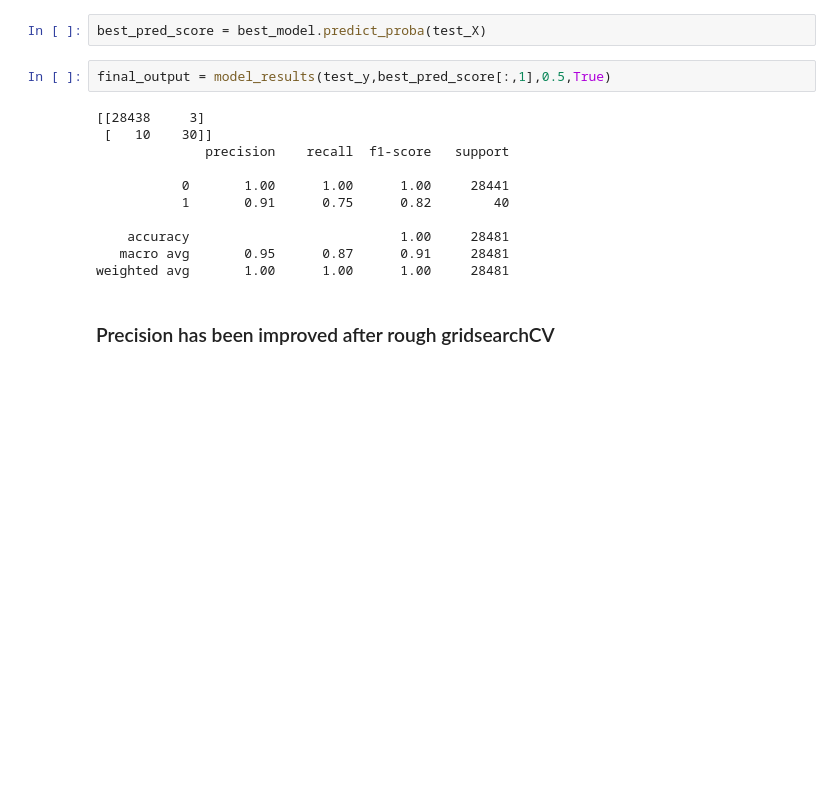
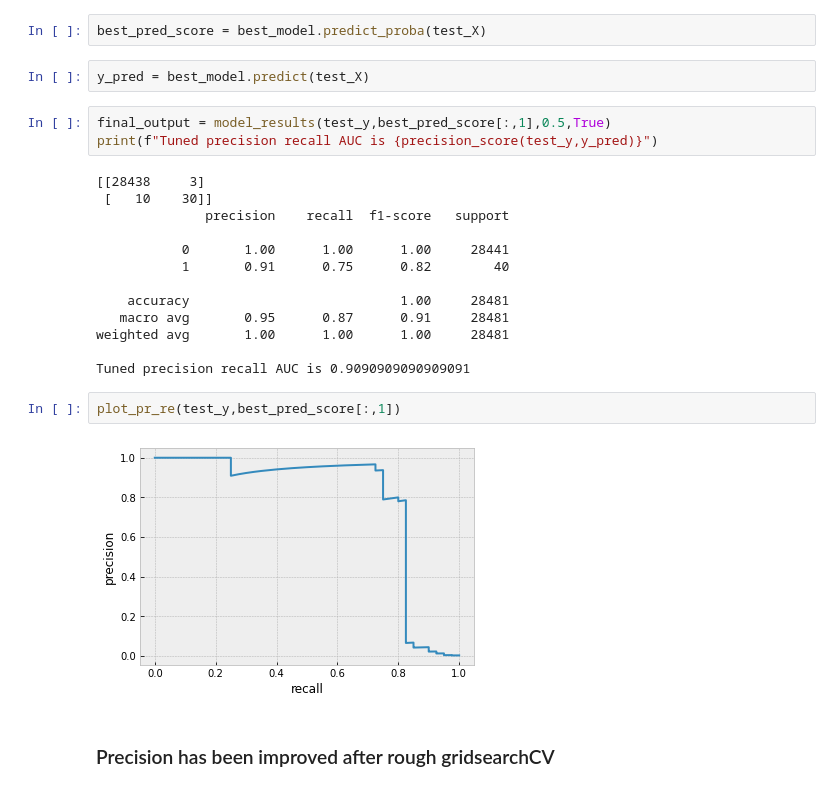
Before and after one commit to mzhou356/creditCardFraud, a Jupyter notebook: SupervisedLearning/notebooks/Xgboost_binary_classifier.ipynb, the cells around one changed output. Saved outputs shown, nothing was run; the diff lists cells and outputs as text; blank space fills up the shorter version.

```diff
--- a/SupervisedLearning/notebooks/Xgboost_binary_classifier.ipynb
+++ b/SupervisedLearning/notebooks/Xgboost_binary_classifier.ipynb
@@ -147,8 +155,11 @@ CVResultsOutput(searchCV.cv_results_,custom_metrics.keys()).sort_values("tp",asc
 best_model = XGBClassifier(n_estimators=50, eta = 0.5, max_depth=7).fit(train_X,train_y)
 # %%
 best_pred_score = best_model.predict_proba(test_X)
+# %%
+y_pred = best_model.predict(test_X)
 # %%
 final_output = model_results(test_y,best_pred_score[:,1],0.5,True)
+print(f"Tuned precision recall AUC is {precision_score(test_y,y_pred)}")
 # %% [output]
 [[28438     3]
  [   10    30]]
@@ -160,5 +171,11 @@ final_output = model_results(test_y,best_pred_score[:,1],0.5,True)
     accuracy                           1.00     28481
    macro avg       0.95      0.87      0.91     28481
 weighted avg       1.00      1.00      1.00     28481
+
+Tuned precision recall AUC is 0.9090909090909091
+# %%
+plot_pr_re(test_y,best_pred_score[:,1])
+# %% [output]
+[figure, added]
 # %% [markdown]
 ### Precision has been improved after rough gridsearchCV
```
Also changed, not shown: parts of 24 cells of this notebook.
